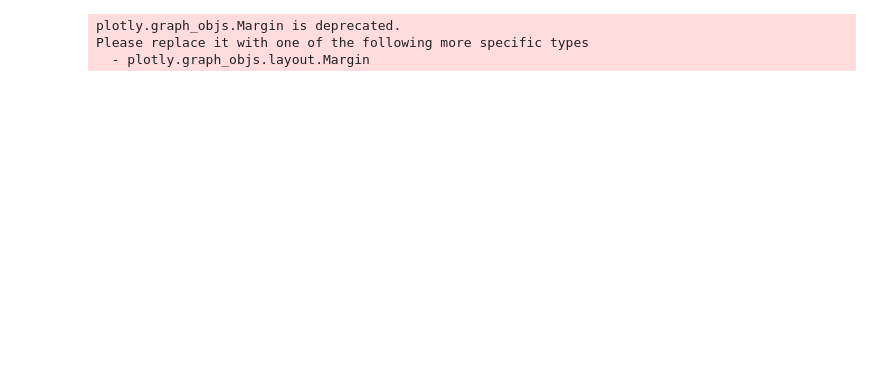
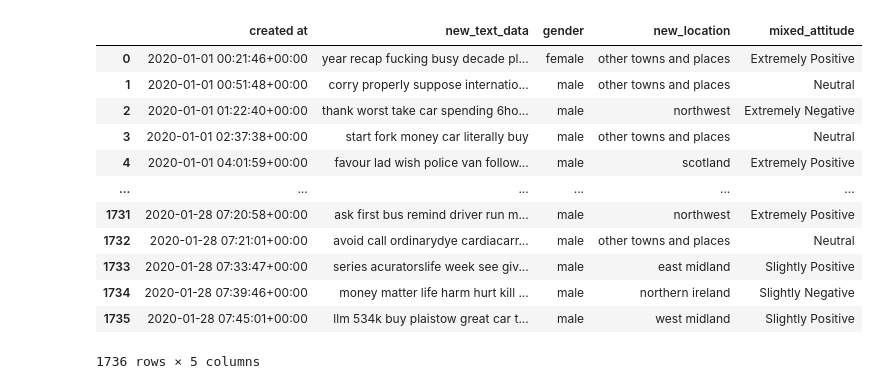
Before and after one commit to KaiyeYang-git/KaiyeYang-git-Sentimental-Analysis-and-Machine-Learning-on-Twitter-about-Car-Purchase-UK, a Jupyter notebook: Ipynb Files/Sentimental Analysis on Car Purchase during Covid UK.ipynb, the cells around one changed output. Drawn from its saved outputs; the diff is of its cells as text; code cells hidden in the pictures; blank space fills up the shorter version.

```diff
--- a/Ipynb Files/Sentimental Analysis on Car Purchase during Covid UK.ipynb
+++ b/Ipynb Files/Sentimental Analysis on Car Purchase during Covid UK.ipynb
@@ -648,3 +670,19 @@ topic
+# %%
+raw_data
+# %% [output]
+|  | created at | new_text_data | gender | new_location | mixed_attitude |
+| 0 | 2020-01-01 00:21:46+00:00 | year recap fucking busy decade pl... | female | other towns and places | Extremely Positive |
+| 1 | 2020-01-01 00:51:48+00:00 | corry properly suppose internatio... | male | other towns and places | Neutral |
+| 2 | 2020-01-01 01:22:40+00:00 | thank worst take car spending 6ho... | male | northwest | Extremely Negative |
+| 3 | 2020-01-01 02:37:38+00:00 | start fork money car literally buy | male | other towns and places | Neutral |
+| 4 | 2020-01-01 04:01:59+00:00 | favour lad wish police van follow... | male | scotland | Extremely Positive |
+| ... | ... | ... | ... | ... | ... |
+| 1731 | 2020-01-28 07:20:58+00:00 | ask first bus remind driver run m... | male | northwest | Extremely Positive |
+| 1732 | 2020-01-28 07:21:01+00:00 | avoid call ordinarydye cardiacarr... | male | other towns and places | Neutral |
+| 1733 | 2020-01-28 07:33:47+00:00 | series acuratorslife week see giv... | male | east midland | Slightly Positive |
+| 1734 | 2020-01-28 07:39:46+00:00 | money matter life harm hurt kill ... | male | northern ireland | Slightly Negative |
+| 1735 | 2020-01-28 07:45:01+00:00 | llm 534k buy plaistow great car t... | male | west midland | Slightly Positive |
+1736 rows × 5 columns
 # %%
 # Find synonyms of topics
 economic_url='https://www.wordhippo.com/what-is/another-word-for/economic.html'
@@ -783,34 +870,0 @@ value_bad_mood = dftweetcount_bad_mood['count']
-# %%
-colname=['date_all','value_all','economic_inflation','cost_of_living','income_level','redundancy','new_car','policy_war','good_mood','bad_mood']
-graph_df=pd.concat([date_all,value_all,value_economic_inflation,value_cost_of_living,value_income,value_redundancy,value_new_car,value_policy_war,value_good_mood,value_bad_mood],keys=colname,axis=1)
-graph_df=graph_df.set_index(graph_df['date_all'].dt.strftime("%Y/%m/%d"))
-
-fig = go.Figure()
-fig.add_traces(go.Bar(x=graph_df.index,y=graph_df['value_all'],name='Total Tweets Related to the Topics'))
-fig.add_trace(go.Scatter(x=graph_df.index,y=graph_df['economic_inflation'],name='Economic Inflation',mode='lines+markers'))
-fig.add_trace(go.Scatter(x=graph_df.index,y=graph_df['cost_of_living'],name='Cost of Living',mode='lines+markers'))
-fig.add_trace(go.Scatter(x=graph_df.index,y=graph_df['income_level'],name='Income Level',mode='lines+markers'))
-fig.add_trace(go.Scatter(x=graph_df.index,y=graph_df['redundancy'],name='Redundancy',mode='lines+markers'))
-fig.add_trace(go.Scatter(x=graph_df.index,y=graph_df['new_car'],name='New Car Type',mode='lines+markers'))
-fig.add_trace(go.Scatter(x=graph_df.index,y=graph_df['policy_war'],name='Policies & Supply & War',mode='lines+markers'))
-fig.add_trace(go.Scatter(x=graph_df.index,y=graph_df['good_mood'],name='Good Mood',mode='lines+markers'))
-fig.add_trace(go.Scatter(x=graph_df.index,y=graph_df['bad_mood'],name='Bad Mood',mode='lines+markers'))
-fig=fig.update_layout(
-    title="The number of tweets related to car purchase during coivd from 2019 to 2021",
-    xaxis_title="Time",
-    yaxis_title="Related Tweets Count per Day",
-    legend_title="Different Topics",
-    font=dict(
-        size=10,
-        color="RebeccaPurple"
-    ),
-    width=1200,
-    margin=go.Margin(
-            l=0,
-            r=0)
-)
-fig.show()
-# %% [output]
-plotly.graph_objs.Margin is deprecated.
-Please replace it with one of the following more specific types
-  - plotly.graph_objs.layout.Margin
```
Also changed, not shown: parts of 12 cells of this notebook, 2 other files.
